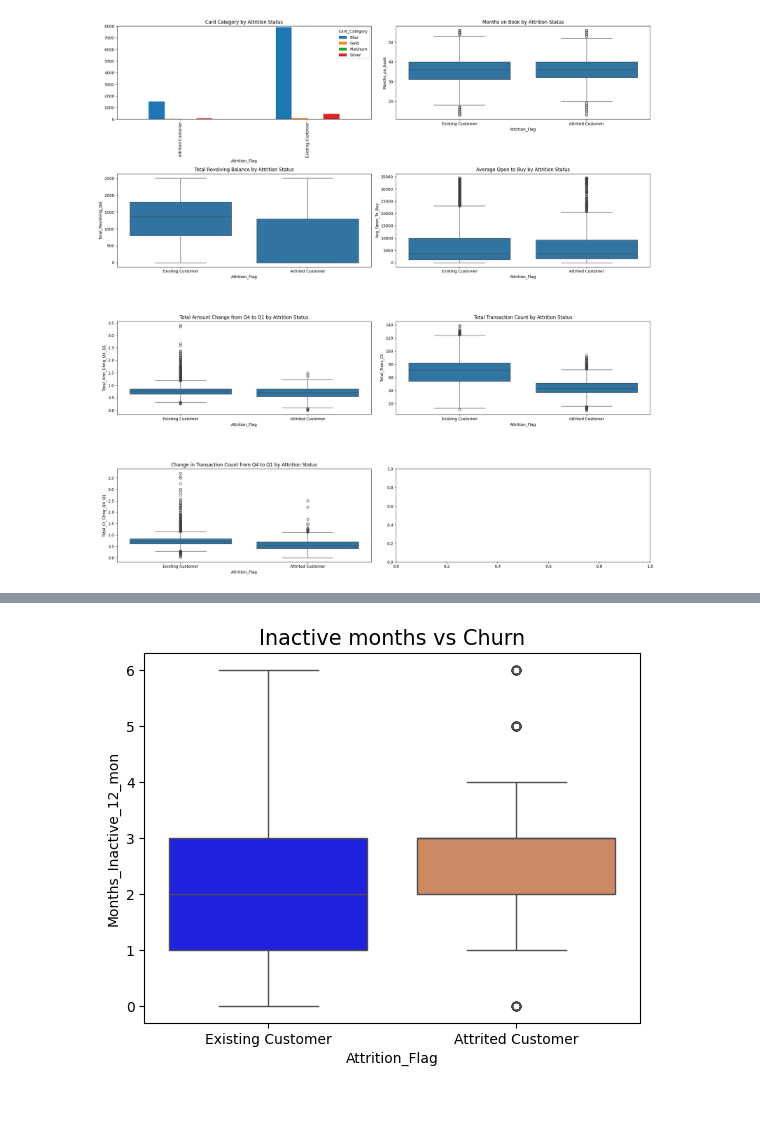
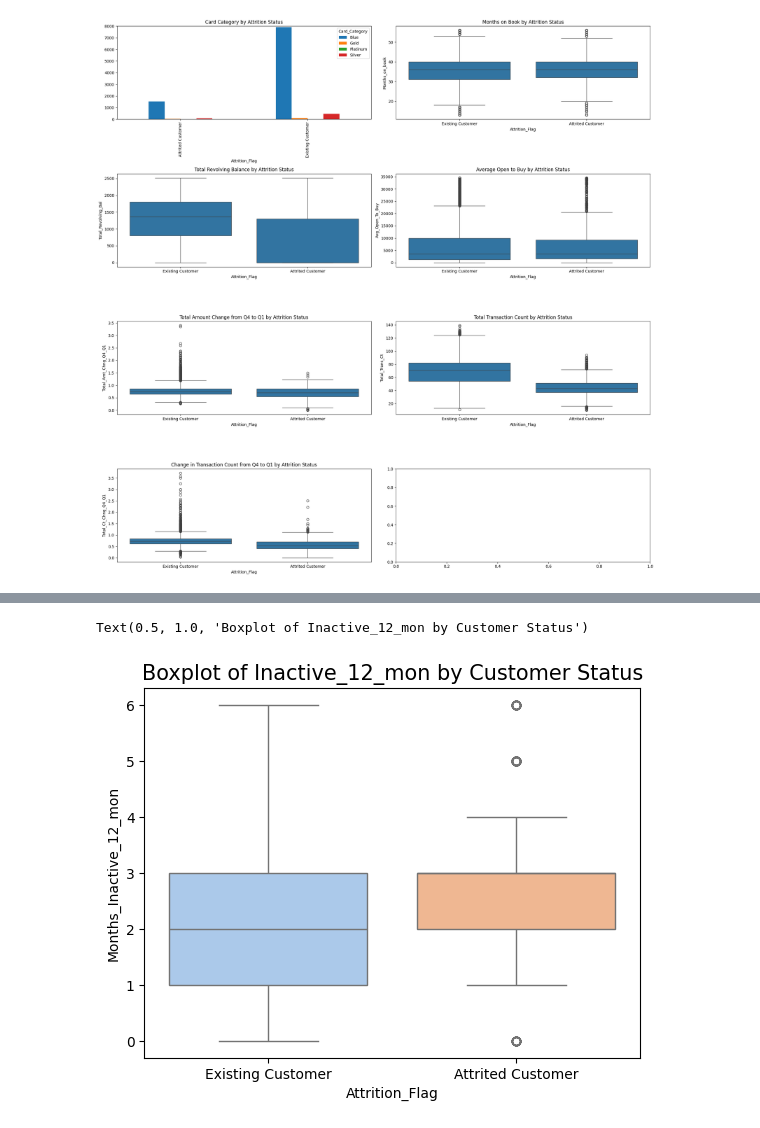
Before and after one commit to geneeol/data-analysis, a Jupyter notebook: bank_churn.ipynb, the cells around one changed output, grey strips where cells are left out. Saved outputs shown, nothing was run; the diff lists cells and outputs as text; code cells hidden in the pictures.

```diff
--- a/bank_churn.ipynb
+++ b/bank_churn.ipynb
@@ -329,7 +325,7 @@ plot_compare("Months_Inactive_12_mon", "Inactive Months")
 # %%
 sns.boxplot(x="Attrition_Flag", y="Months_Inactive_12_mon",
-            hue="Attrition_Flag", palette=["b", "#DD8452"],
-            data=df).set_title("Inactive months vs Churn", fontsize=15)
-plt.show()
+            hue="Attrition_Flag", palette='pastel',
+            data=df).set_title("Boxplot of Inactive_12_mon by Customer Status", fontsize=15)
 # %% [output]
+Text(0.5, 1.0, 'Boxplot of Inactive_12_mon by Customer Status')
-[figure, old version]
+[figure, new version]
```
Also changed, not shown: parts of 27 cells of this notebook.
